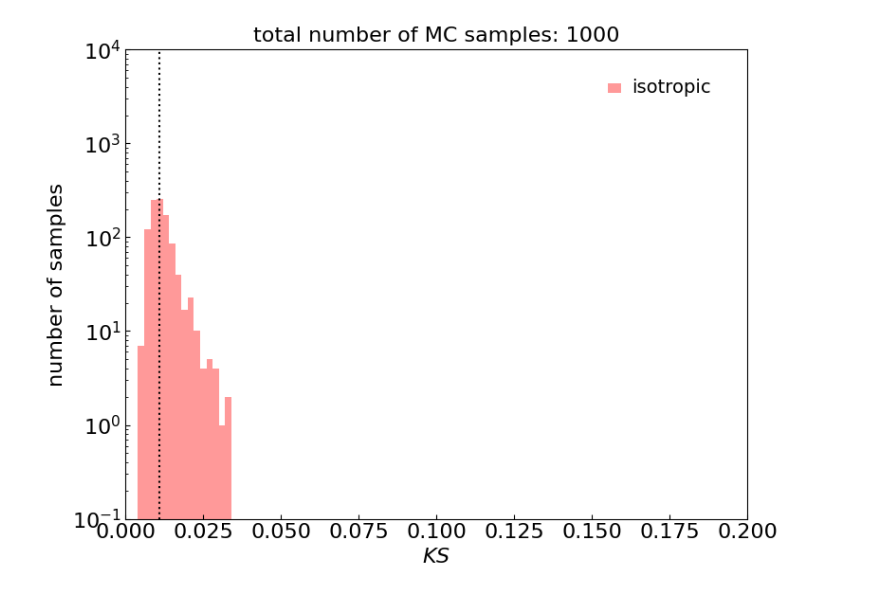
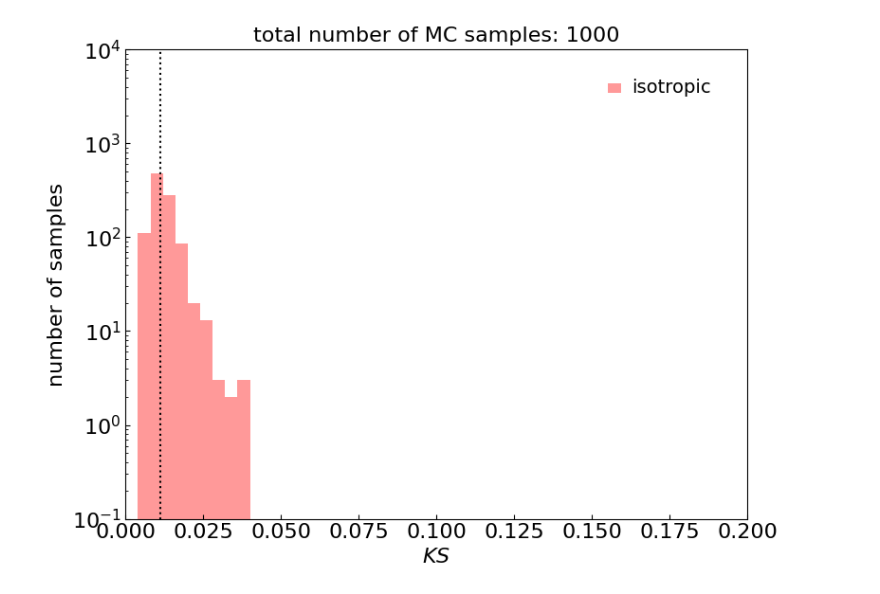
Before and after one commit to mahlers77/KSETA2023, a Jupyter notebook: KS_example.ipynb, the cells around one changed output. Cells and saved outputs as stored; diff of their text form; code cells hidden in the pictures.

```diff
--- a/KS_example.ipynb
+++ b/KS_example.ipynb
@@ -103,38 +94,38 @@ for run in range(0,RUNS) :
 
     KS.append(max(np.abs(sumy-sumyiso)))
 # %%
-NKS = 100
-delta = 0.002
+NKS = 50
+delta = 0.004
 
 # plot histograms of simulation
 
 fig = figure(dpi=100,tight_layout=True,figsize=(8, 6))
 ax = fig.add_subplot(1,1,1)
 
 xlim([0,0.2])
 ylim([0.1,1e4])
 
 title(r'total number of MC samples: ' + str(len(KS)),fontsize=16)
 xlabel(r'$KS$',fontsize=16)
 ylabel(r'number of samples',fontsize=16)
 ax.tick_params(axis='both',which='both',direction='in')
 
 for tick in ax.xaxis.get_major_ticks() :
     tick.label.set_fontsize(16)
 
 for tick in ax.yaxis.get_major_ticks() :
     tick.label.set_fontsize(16)
 
 plt.hist(KS,bins=np.arange(0,NKS*delta,delta),log=True,alpha=0.4,color="red",label=r'isotropic')
 
 med = np.median(KS)
 plt.plot(np.array([med,med]),np.array([0.01,1e5]),color="black",linestyle="dotted")
 
 leg = plt.legend(bbox_to_anchor=(0.95, 0.95), loc=1, borderaxespad=0.,fancybox=False,\
                  framealpha=0.0,frameon=True,numpoints=1, scatterpoints = 1,handlelength=1)
 for t in leg.get_texts() :
     t.set_fontsize(14)
 
 plt.show()
 # %% [output]
-[figure, old version]
+[figure, new version]
```
Also changed, not shown: parts of 3 cells of this notebook, 2 other files.
